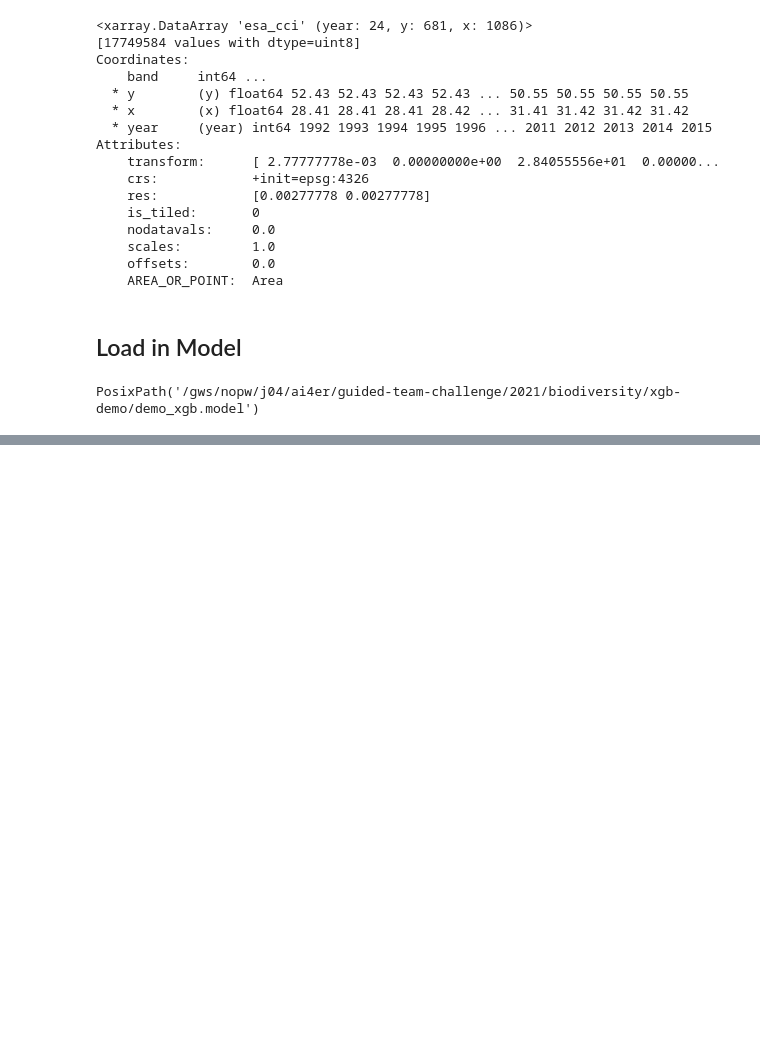
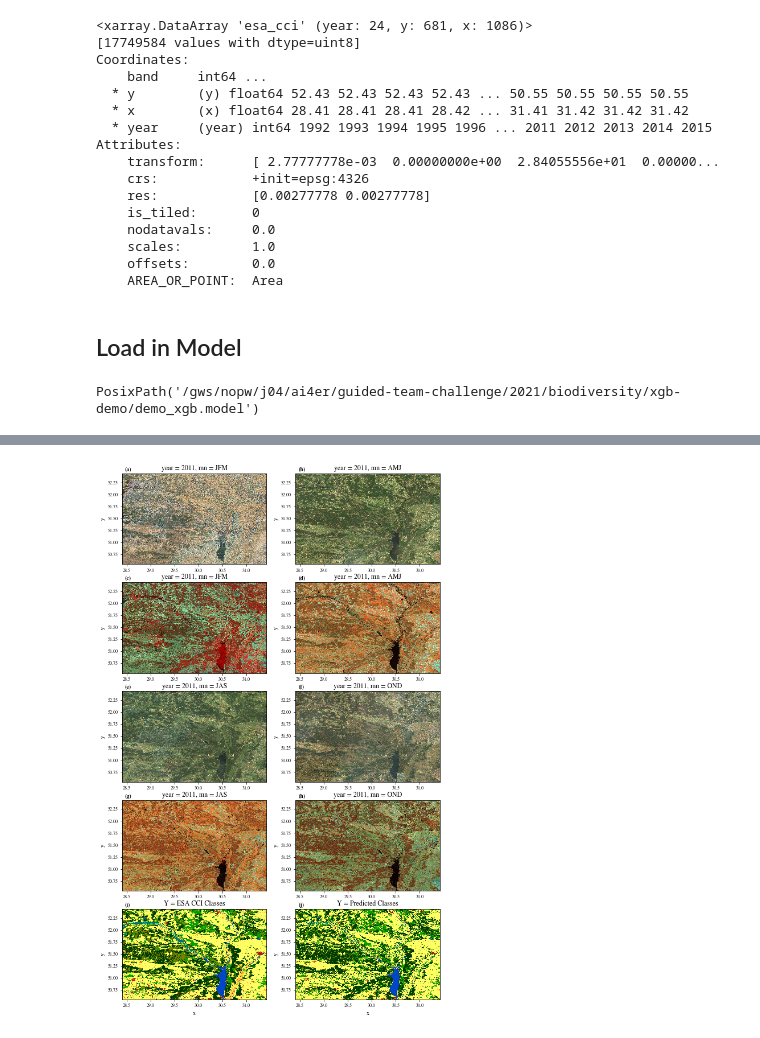
Before and after one commit to ai4er-cdt/geograph, a Jupyter notebook: notebooks/reports/XGB-Demo-Notebook.ipynb, the cells around one changed output, grey strips where cells are left out. Cells and saved outputs as stored; diff of their text form; code cells hidden in the pictures; blank space fills up the shorter version.

```diff
--- a/notebooks/reports/XGB-Demo-Notebook.ipynb
+++ b/notebooks/reports/XGB-Demo-Notebook.ipynb
@@ -20,16 +24,20 @@ from src.visualisation.ani import animate_prediction
 # %%
 cfd = {
-    "start_year_i": 0,
-    "mid_year_i": 19,
+    "start_year_i": 8, # remove pre-2000 data as esa CCI unreliable
+    "mid_year_i": 19,  # This parameter normally controls the train/test split
     "end_year_i": 24,
-    "take_esa_coords": True,
+    "take_esa_coords": True, # Use the 300m resolution of ESA CCI
     "use_ffil": True,
     "use_mfd": False,
+    "use_ir": True,
+    "prefer_remake": False,
 }
 
 x_da, y_da = return_x_y_da(
     take_esa_coords=cfd["take_esa_coords"],
     use_ffil=cfd["use_ffil"],
-    use_mfd=cfd["use_mfd"]
+    use_mfd=cfd["use_mfd"],
+    use_ir=cfd["use_ir"],
+    prefer_remake=cfd["prefer_remake"]
 )  # load preprocessed data from netcdfs
 # %% [output]
@@ -155,0 +177,67 @@ weighted avg       0.58      0.60      0.53  17749584
+# %%
+import xarray as xr
+import matplotlib.pyplot as plt
+from src.data_loading.landcover_plot_utils import classes_to_rgb
+from src.plot_settings import ps_defaults, label_subplots
+ps_defaults(use_tex=True)
+
+index=19
+
+if len(x_da.band.values) == 3:
+    fig, ((ax1, ax2), (ax3, ax4), (ax5, ax6)) = plt.subplots(3, 2, figsize=(10, 10))
+elif len(x_da.band.values) == 6:
+    fig, (
+        (ax1, ax2),
+        (ax1b, ax2b),
+        (ax3, ax4),
+        (ax3b, ax4b),
+        (ax5, ax6),
+    ) = plt.subplots(5, 2, figsize=(10, 17))
+else:
+    assert False
+
+x_da.isel(year=index, mn=0, band=slice(0, 3)).plot.imshow(ax=ax1)
+x_da.isel(year=index, mn=1, band=slice(0, 3)).plot.imshow(ax=ax2)
+x_da.isel(year=index, mn=2, band=slice(0, 3)).plot.imshow(ax=ax3)
+x_da.isel(year=index, mn=3, band=slice(0, 3)).plot.imshow(ax=ax4)
+
+for ax in [ax1, ax2, ax3, ax4]:
+    ax.set_xlabel("")
+
+if len(x_da.band.values) == 6:
+    x_da.isel(year=index, mn=0, band=slice(3, 6)).plot.imshow(ax=ax1b)
+    x_da.isel(year=index, mn=1, band=slice(3, 6)).plot.imshow(ax=ax2b)
+    x_da.isel(year=index, mn=2, band=slice(3, 6)).plot.imshow(ax=ax3b)
+    x_da.isel(year=index, mn=3, band=slice(3, 6)).plot.imshow(ax=ax4b)
+    for ax in [ax1b, ax2b, ax3b, ax4b]:
+        ax.set_xlabel("")
+    label_subplots([ax1, ax2, ax1b, ax2b, ax3, ax4, ax3b, ax4b, ax5, ax6], y_pos=1.07)
+else:
+    label_subplots([ax1, ax2, ax3, ax4, ax5, ax6])
+
+xr.DataArray(
+    data=classes_to_rgb(y_da.isel(year=index).values),
+    dims=["y", "x", "band"],
+    coords=dict(
+        y=y_da.coords["y"].values,
+        x=y_da.coords["x"].values,
+        band=["red", "green", "blue"],
+        Y="ESA CCI Classes",
+    ),
+).plot.imshow(ax=ax5)
+
+xr.DataArray(
+    data=classes_to_rgb(np.round_(y_pr_da.isel(year=index - 8)).values.astype("int16")),
+    dims=["y", "x", "band"],
+    coords=dict(
+        y=y_da.coords["y"].values,
+        x=y_da.coords["x"].values,
+        band=["red", "green", "blue"],
+        Y="Predicted Classes",
+    ),
+).plot.imshow(ax=ax6)
+
+
+plt.savefig('2011-pred.png', dpi=600)
+# %% [output]
+[figure, added]
```
Also changed, not shown: parts of 25 cells of this notebook, 5 other files.
